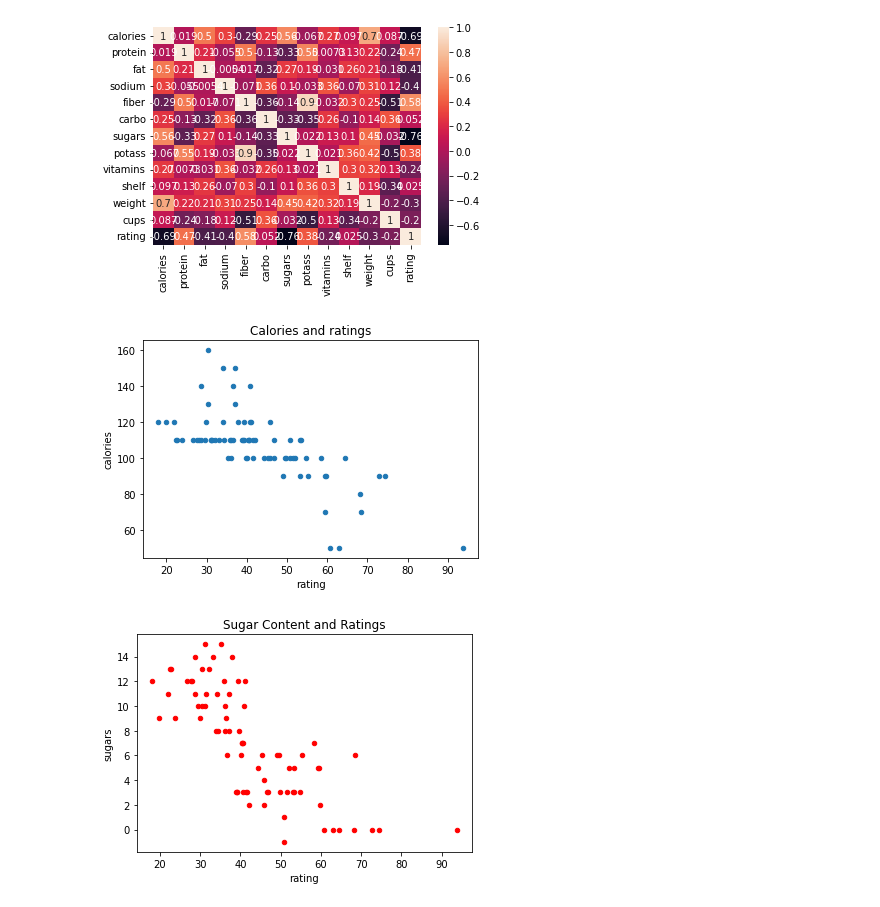
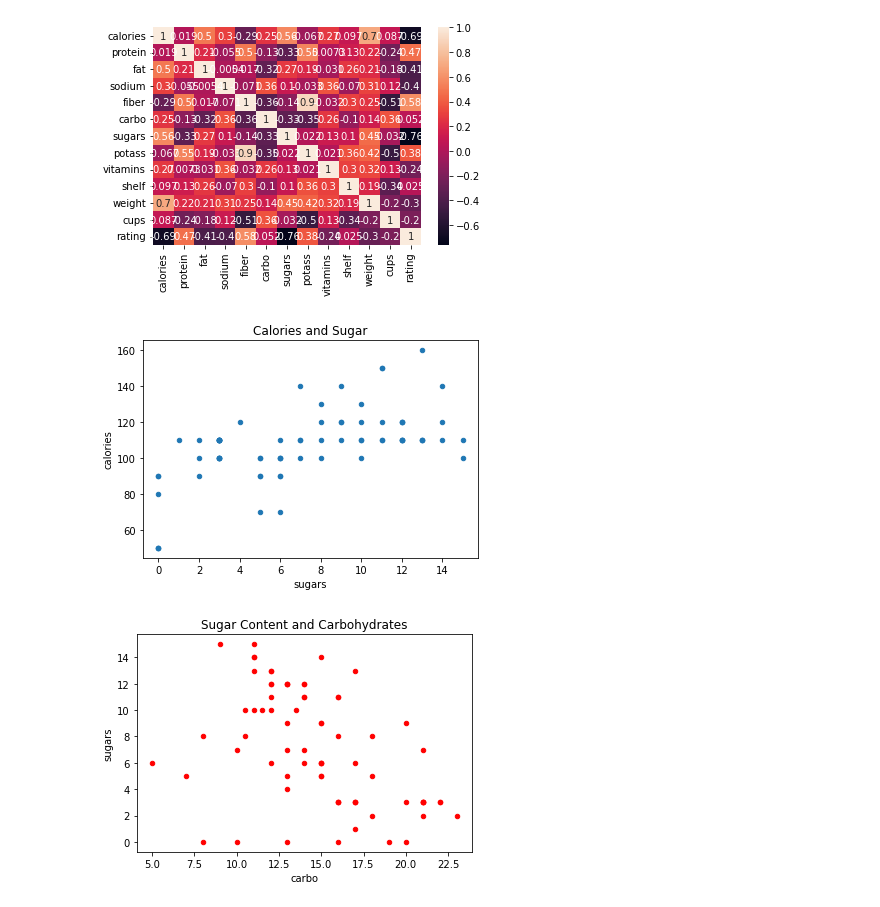
Before and after one commit to erickdacohen/ml-python-projects, a Jupyter notebook: cereal-dataset/notebooks/cereal.ipynb, the cells around one changed output. Cells and saved outputs as stored; diff of their text form; code cells hidden in the pictures.

Commit message:
finishes draft of cereal dataset
regularized reg

```diff
--- a/cereal-dataset/notebooks/cereal.ipynb
+++ b/cereal-dataset/notebooks/cereal.ipynb
@@ -70 +102,7 @@ cereal_raw.describe()
+# %%
+cereal_df = cereal_raw.loc[
+    (cereal_raw["carbo"] >= 0) &
+    (cereal_raw["sugars"] >= 0) &
+    (cereal_raw["potass"] >= 0)
+]
 # %%
@@ -123,14 +168,14 @@ sns.heatmap(cereal_cor, annot=True);
 # %% [output]
 [figure]
 # %%
-cereal_raw.plot("rating", "calories", kind="scatter")
-plt.title("Calories and ratings")
+cereal_df.plot("sugars", "calories", kind="scatter")
+plt.title("Calories and Sugar")
 plt.show();
 
-cereal_raw.plot("rating", "sugars", kind="scatter", color="red")
-plt.title("Sugar Content and Ratings")
+cereal_df.plot("carbo", "sugars", kind="scatter", color="red")
+plt.title("Sugar Content and Carbohydrates")
 plt.show()
 # cereal_raw["rating_log"] = np.log10(cereal_raw["rating"])
 # %% [output]
-[figure, old version]
+[figure, new version]
-[figure, old version]
+[figure, new version]
```
Also changed, not shown: parts of 35 cells of this notebook, 1 other file.
